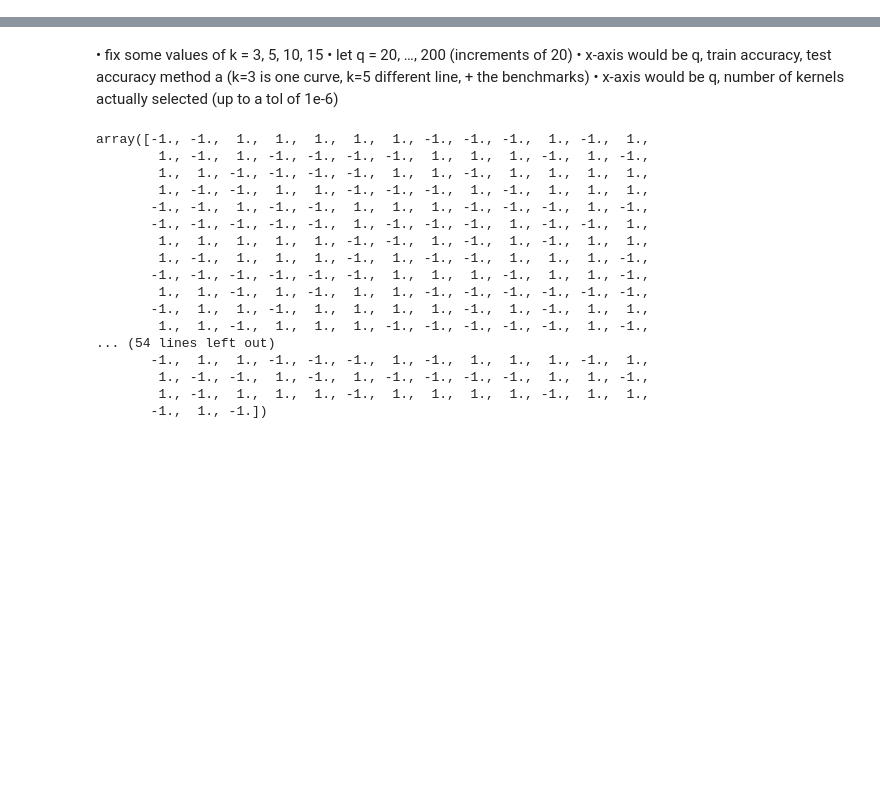
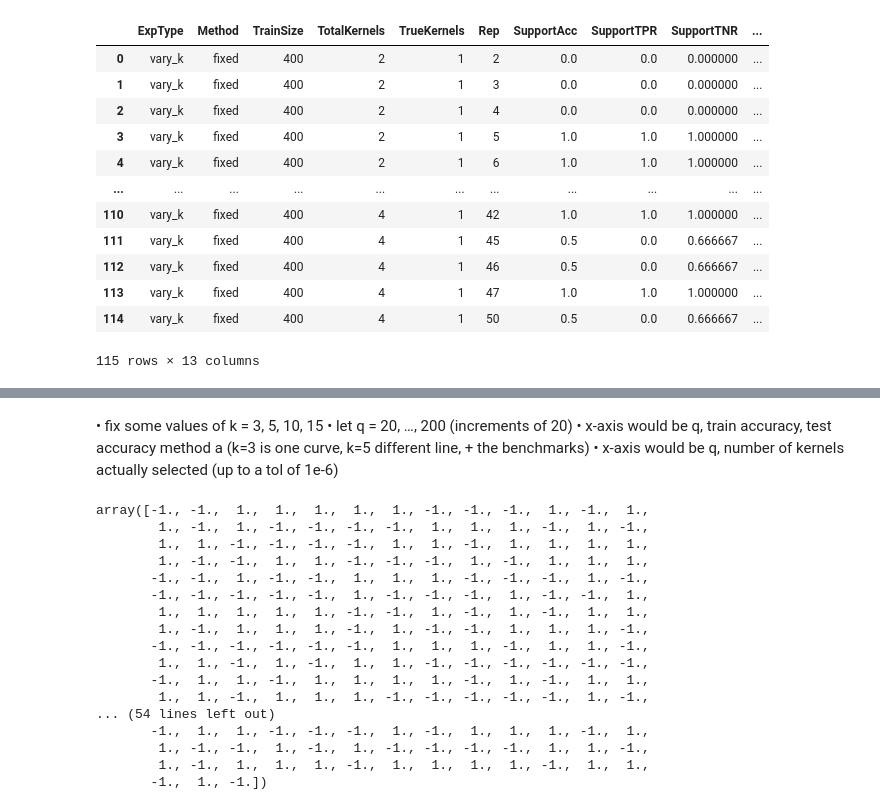
Before and after one commit to iglesiascaio/SparseMKL, a Jupyter notebook: notebooks/analyse_results_synthetic.ipynb, the cells around one changed output, grey strips where cells are left out. Saved outputs shown, nothing was run; the diff lists cells and outputs as text; code cells hidden in the pictures; blank space fills up the shorter version.

```diff
--- a/notebooks/analyse_results_synthetic.ipynb
+++ b/notebooks/analyse_results_synthetic.ipynb
@@ -85,3 +113,19 @@ The `ci` parameter is deprecated. Use `errorbar='sd'` for the same effect.
+# %%
+df
+# %% [output]
+|  | ExpType | Method | TrainSize | TotalKernels | TrueKernels | Rep | SupportAcc | SupportTPR | SupportTNR | ... |
+| 0 | vary_k | fixed | 400 | 2 | 1 | 2 | 0.0 | 0.0 | 0.000000 | ... |
+| 1 | vary_k | fixed | 400 | 2 | 1 | 3 | 0.0 | 0.0 | 0.000000 | ... |
+| 2 | vary_k | fixed | 400 | 2 | 1 | 4 | 0.0 | 0.0 | 0.000000 | ... |
+| 3 | vary_k | fixed | 400 | 2 | 1 | 5 | 1.0 | 1.0 | 1.000000 | ... |
+| 4 | vary_k | fixed | 400 | 2 | 1 | 6 | 1.0 | 1.0 | 1.000000 | ... |
+| ... | ... | ... | ... | ... | ... | ... | ... | ... | ... | ... |
+| 110 | vary_k | fixed | 400 | 4 | 1 | 42 | 1.0 | 1.0 | 1.000000 | ... |
+| 111 | vary_k | fixed | 400 | 4 | 1 | 45 | 0.5 | 0.0 | 0.666667 | ... |
+| 112 | vary_k | fixed | 400 | 4 | 1 | 46 | 0.5 | 0.0 | 0.666667 | ... |
+| 113 | vary_k | fixed | 400 | 4 | 1 | 47 | 1.0 | 1.0 | 1.000000 | ... |
+| 114 | vary_k | fixed | 400 | 4 | 1 | 50 | 0.5 | 0.0 | 0.666667 | ... |
+115 rows × 13 columns
 # %%
 import pandas as pd
 import seaborn as sns
```
Also changed, not shown: parts of 7 cells of this notebook, 1 other file.
